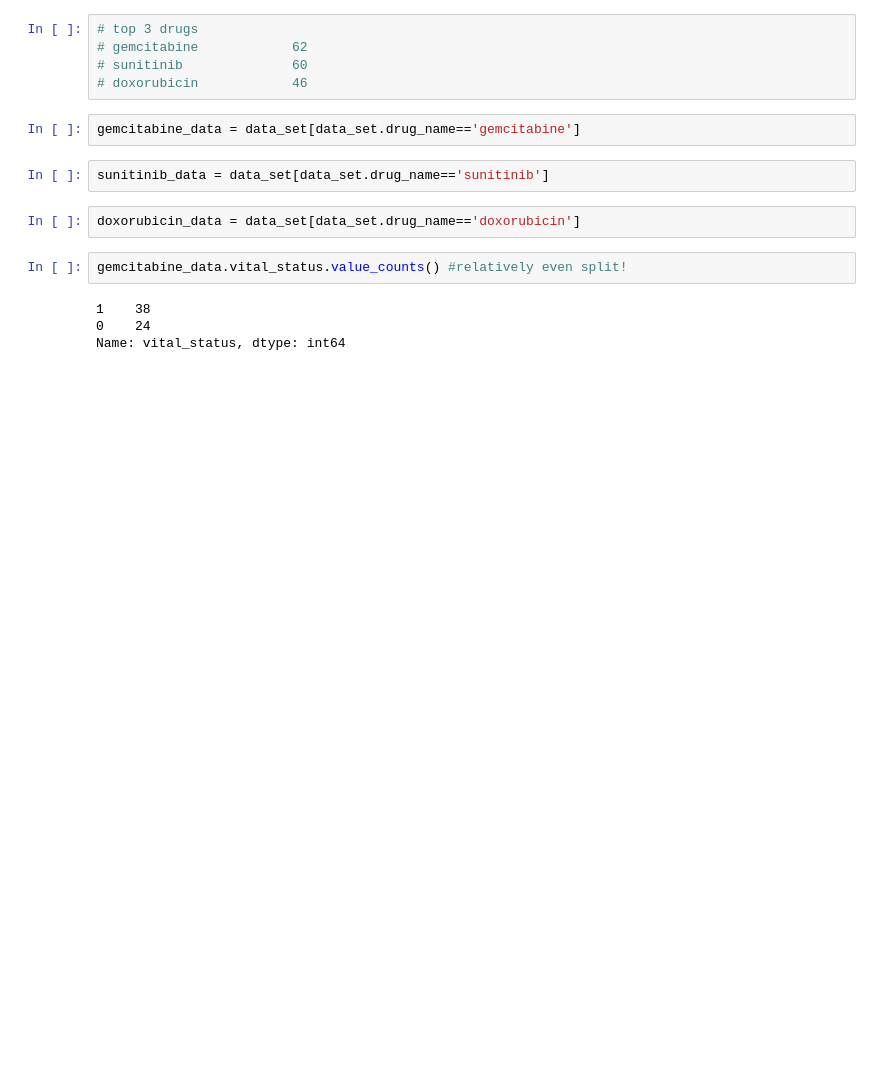
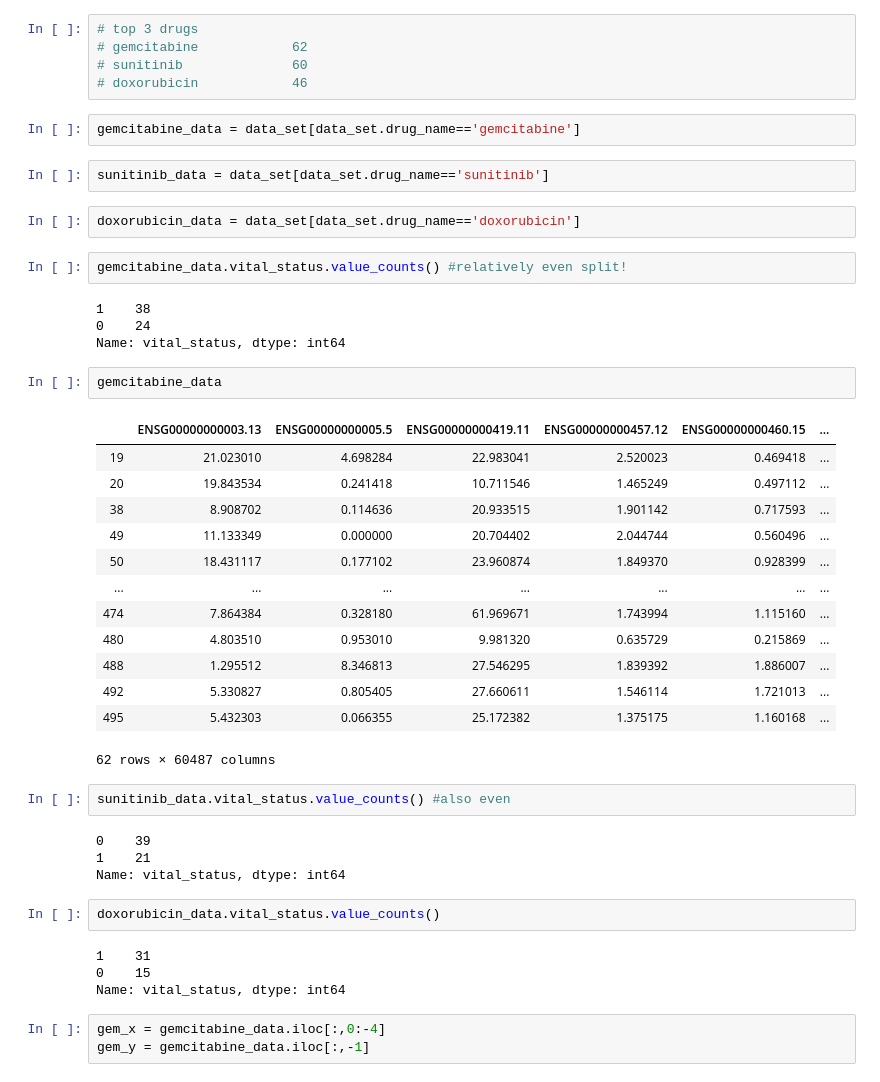
Before and after one commit to thedinak/Genetics-to-Therapuetics, a Jupyter notebook: data_predictions.ipynb, the cells around one changed output. Drawn from its saved outputs; the diff is of its cells as text; blank space fills up the shorter version.

```diff
--- a/data_predictions.ipynb
+++ b/data_predictions.ipynb
@@ -166,3 +152,34 @@ gemcitabine_data.vital_status.value_counts() #relatively even split!
 1    38
 0    24
 Name: vital_status, dtype: int64
+# %%
+gemcitabine_data
+# %% [output]
+|  | ENSG00000000003.13 | ENSG00000000005.5 | ENSG00000000419.11 | ENSG00000000457.12 | ENSG00000000460.15 | ... |
+| 19 | 21.023010 | 4.698284 | 22.983041 | 2.520023 | 0.469418 | ... |
+| 20 | 19.843534 | 0.241418 | 10.711546 | 1.465249 | 0.497112 | ... |
+| 38 | 8.908702 | 0.114636 | 20.933515 | 1.901142 | 0.717593 | ... |
+| 49 | 11.133349 | 0.000000 | 20.704402 | 2.044744 | 0.560496 | ... |
+| 50 | 18.431117 | 0.177102 | 23.960874 | 1.849370 | 0.928399 | ... |
+| ... | ... | ... | ... | ... | ... | ... |
+| 474 | 7.864384 | 0.328180 | 61.969671 | 1.743994 | 1.115160 | ... |
+| 480 | 4.803510 | 0.953010 | 9.981320 | 0.635729 | 0.215869 | ... |
+| 488 | 1.295512 | 8.346813 | 27.546295 | 1.839392 | 1.886007 | ... |
+| 492 | 5.330827 | 0.805405 | 27.660611 | 1.546114 | 1.721013 | ... |
+| 495 | 5.432303 | 0.066355 | 25.172382 | 1.375175 | 1.160168 | ... |
+62 rows × 60487 columns
+# %%
+sunitinib_data.vital_status.value_counts() #also even
+# %% [output]
+0    39
+1    21
+Name: vital_status, dtype: int64
+# %%
+doxorubicin_data.vital_status.value_counts()
+# %% [output]
+1    31
+0    15
+Name: vital_status, dtype: int64
+# %%
+gem_x = gemcitabine_data.iloc[:,0:-4]
+gem_y = gemcitabine_data.iloc[:,-1]
```
Also changed, not shown: parts of 16 cells of this notebook.
